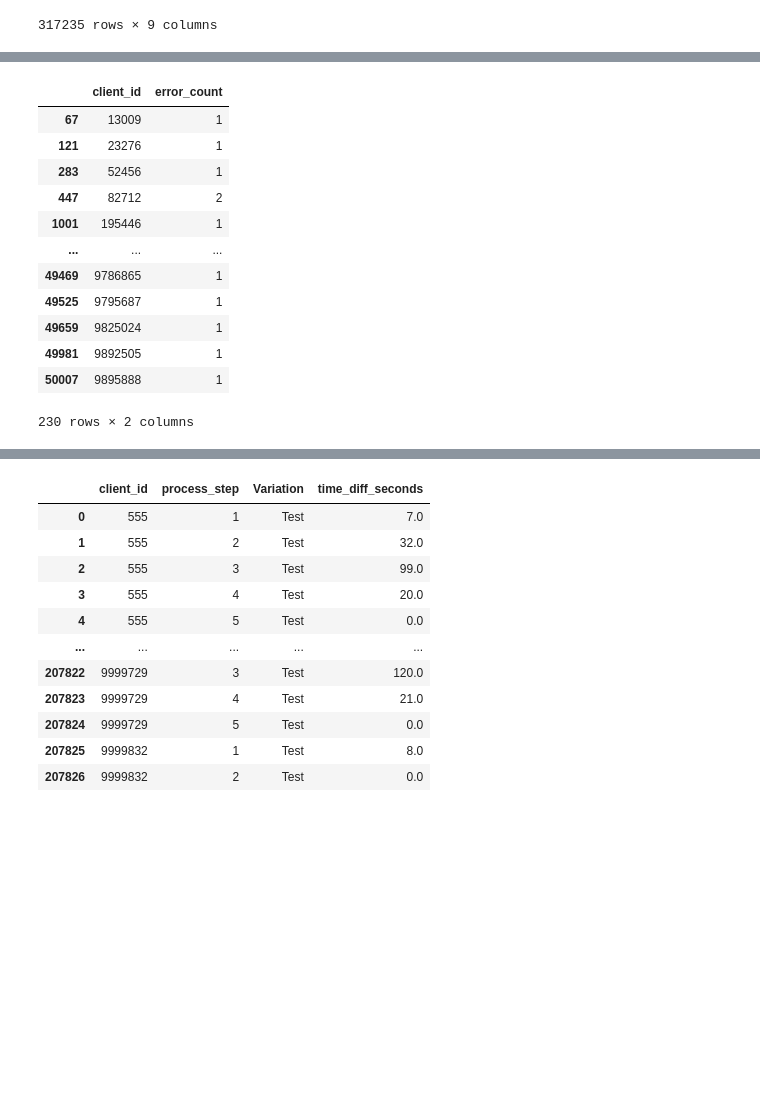
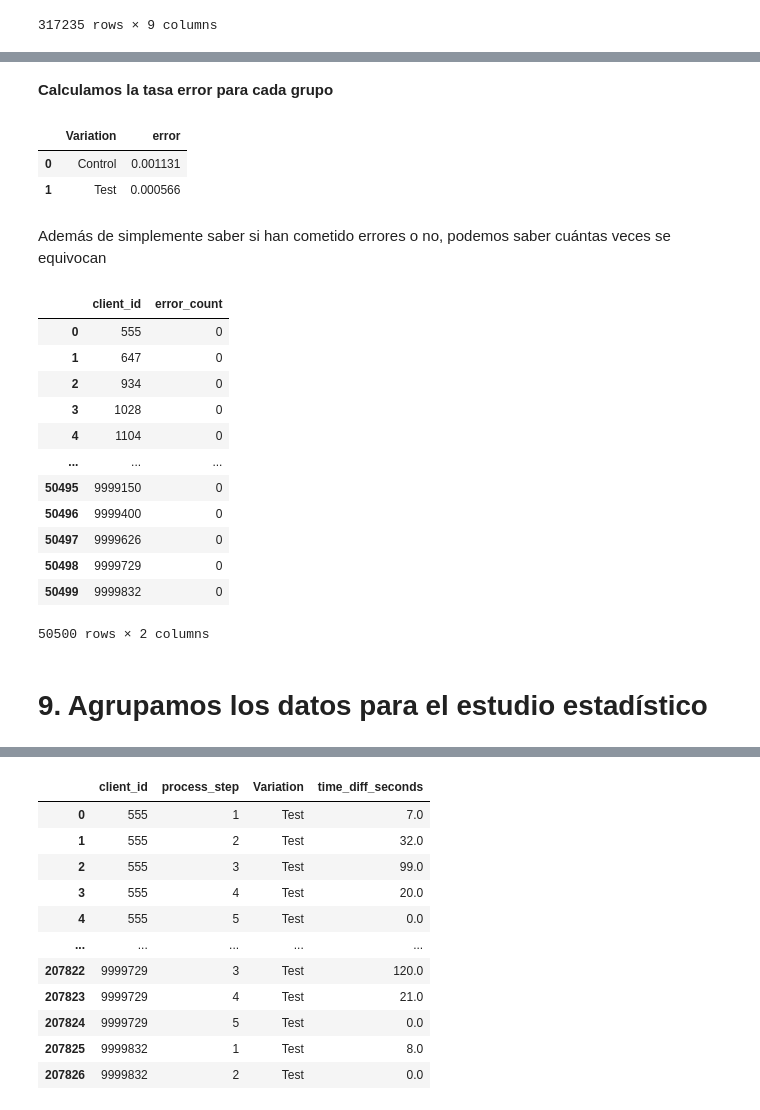
Before and after one commit to Josemargal/vanguard-ab-test, a Jupyter notebook: data_exploration.ipynb, the cells around one changed output, grey strips where cells are left out. Saved outputs shown, nothing was run; the diff lists cells and outputs as text; code cells hidden in the pictures; blank space fills up the shorter version.

```diff
--- a/data_exploration.ipynb
+++ b/data_exploration.ipynb
@@ -833,21 +867,35 @@ error_rates
+# %% [markdown]
+**Calculamos la tasa error para cada grupo**
+# %%
+# Calcular la tasa de error por grupo (Control y Test)
+error_rates = df_merged.groupby('Variation')['error'].mean().reset_index()
+error_rates
+# %% [output]
+|  | Variation | error |
+| 0 | Control | 0.001131 |
+| 1 | Test | 0.000566 |
+# %% [markdown]
+Además de simplemente saber si han cometido errores o no, podemos saber cuántas veces se equivocan
 # %%
 # Agrupar por client_id para contar la cantidad de errores
 error_count_summary = df_merged.groupby('client_id')['error'].sum().reset_index()
 error_count_summary.columns = ['client_id', 'error_count']
-# %%
-error_count_summary[error_count_summary['error_count'] > 0]
-# %% [output]
-|  | client_id | error_count |
-| 67 | 13009 | 1 |
-| 121 | 23276 | 1 |
-| 283 | 52456 | 1 |
-| 447 | 82712 | 2 |
-| 1001 | 195446 | 1 |
-| ... | ... | ... |
-| 49469 | 9786865 | 1 |
-| 49525 | 9795687 | 1 |
-| 49659 | 9825024 | 1 |
-| 49981 | 9892505 | 1 |
-| 50007 | 9895888 | 1 |
-230 rows × 2 columns
+# %%
+error_count_summary
+# %% [output]
+|  | client_id | error_count |
+| 0 | 555 | 0 |
+| 1 | 647 | 0 |
+| 2 | 934 | 0 |
+| 3 | 1028 | 0 |
+| 4 | 1104 | 0 |
+| ... | ... | ... |
+| 50495 | 9999150 | 0 |
+| 50496 | 9999400 | 0 |
+| 50497 | 9999626 | 0 |
+| 50498 | 9999729 | 0 |
+| 50499 | 9999832 | 0 |
+50500 rows × 2 columns
+# %% [markdown]
+# 9. Agrupamos los datos para el estudio estadístico
 # %%
```
Also changed, not shown: parts of 140 cells of this notebook.
